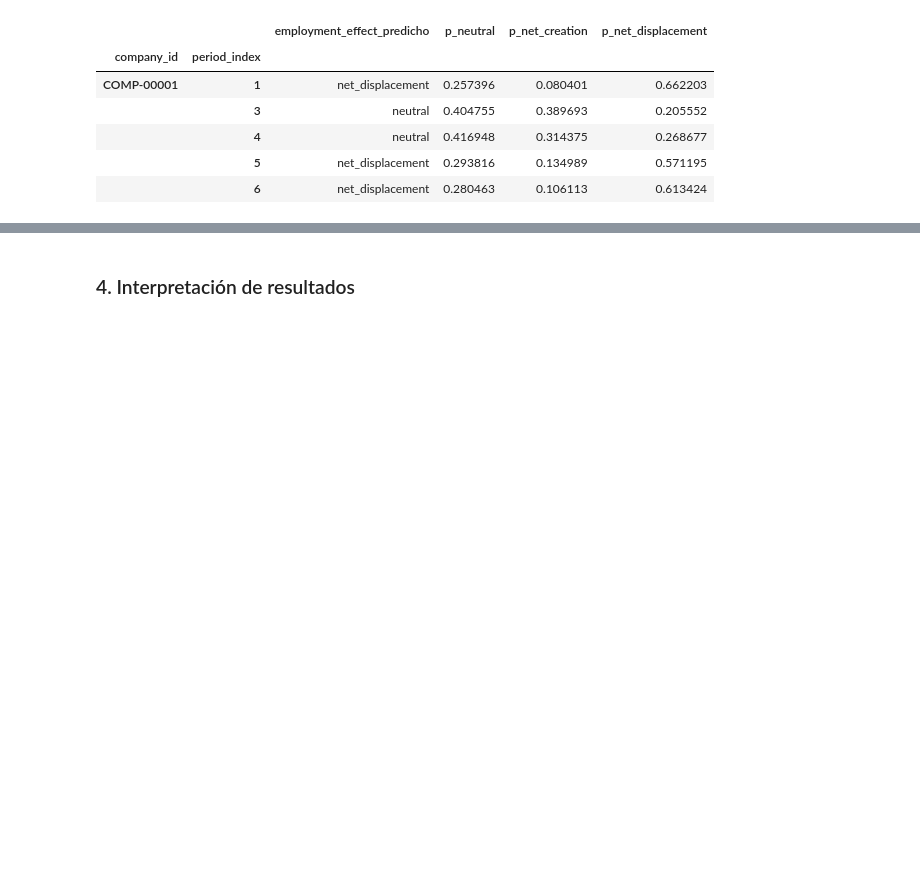
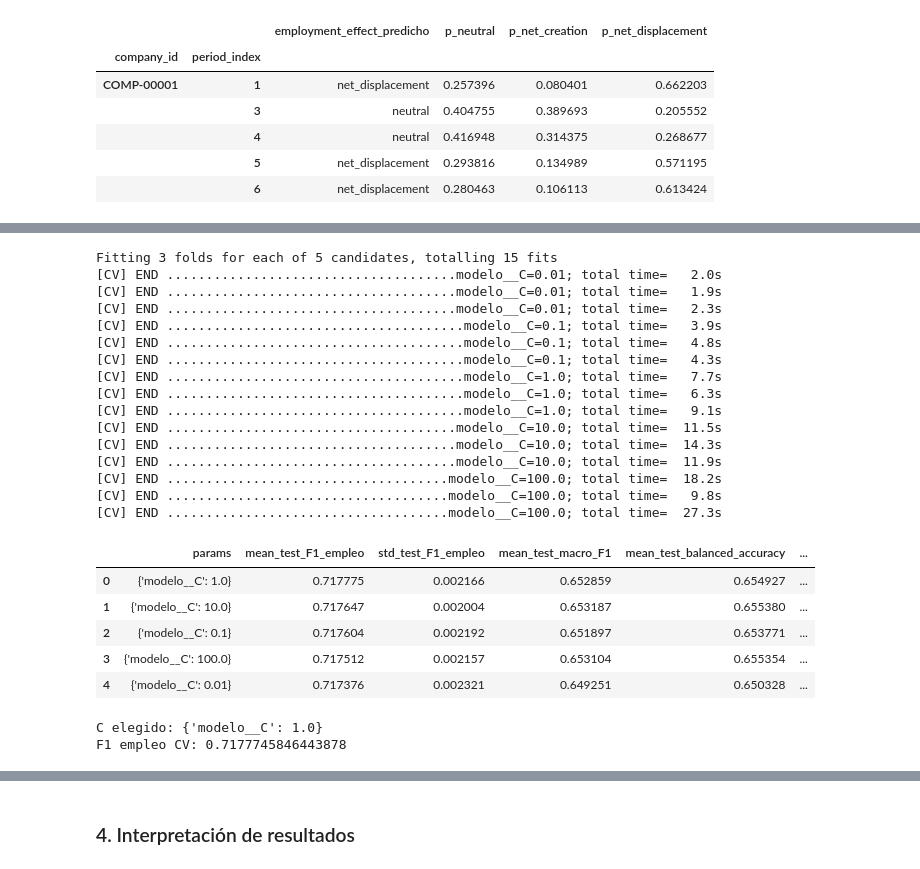
Before and after one commit to Ericsig/DiploDatos, a Jupyter notebook: notebook/modelado.ipynb, the cells around one changed output, grey strips where cells are left out. Cells and saved outputs as stored; diff of their text form; code cells hidden in the pictures; blank space fills up the shorter version.

```diff
--- a/notebook/modelado.ipynb
+++ b/notebook/modelado.ipynb
@@ -1632,0 +1777,60 @@ display(ejemplo_h3_rf)
+# %%
+def interaccion_adopcion_automatizacion_h3(X):
+    valores = np.asarray(X, dtype=float)
+    return (valores[:, 0] * valores[:, 1] / 10000.0).reshape(-1, 1)
+
+prepro_h3_spline = ColumnTransformer([
+    ('splines', SplineTransformer(n_knots=5, degree=3, knots='quantile',
+                                 include_bias=False, extrapolation='linear'),
+     ['ai_adoption_rate', 'task_automation_rate']),
+    ('interaccion', FunctionTransformer(interaccion_adopcion_automatizacion_h3),
+     ['ai_adoption_rate', 'task_automation_rate']),
+    ('numericas', 'passthrough', ['ai_maturity_score', 'num_employees']),
+    ('categoricas', OneHotEncoder(handle_unknown='ignore', sparse_output=False),
+     categoricas_h3_clasificacion),
+], remainder='drop')
+pipeline_h3_spline = Pipeline([
+    ('prepro', prepro_h3_spline), ('escala', StandardScaler()),
+    ('modelo', LogisticRegression(solver='lbfgs', l1_ratio=0.0,
+                                  max_iter=2000, tol=1e-6, random_state=RANDOM_STATE)),
+])
+busqueda_h3_spline = GridSearchCV(
+    pipeline_h3_spline, {'modelo__C': [0.01, 0.1, 1.0, 10.0, 100.0]},
+    scoring=scoring_h3_comp, refit='F1_empleo', cv=folds_h3_comp,
+    n_jobs=1, error_score='raise', verbose=2,
+)
+# Una falta de convergencia invalida el candidato; no se silencia.
+with warnings.catch_warnings(), threadpool_limits(limits=2):
+    warnings.simplefilter('error', ConvergenceWarning)
+    busqueda_h3_spline.fit(X_train_h3_comp, y_train_h3_comp)
+modelo_h3_logit_spline = busqueda_h3_spline.best_estimator_
+assert modelo_h3_logit_spline.named_steps['modelo'].n_iter_.max() < 2000
+resultados_cv_h3_spline = tabla_busqueda_h3(busqueda_h3_spline)
+display(resultados_cv_h3_spline)
+print('C elegido:', busqueda_h3_spline.best_params_)
+print('F1 empleo CV:', busqueda_h3_spline.best_score_)
+# %% [output]
+Fitting 3 folds for each of 5 candidates, totalling 15 fits
+[CV] END .....................................modelo__C=0.01; total time=   2.0s
+[CV] END .....................................modelo__C=0.01; total time=   1.9s
+[CV] END .....................................modelo__C=0.01; total time=   2.3s
+[CV] END ......................................modelo__C=0.1; total time=   3.9s
+[CV] END ......................................modelo__C=0.1; total time=   4.8s
+[CV] END ......................................modelo__C=0.1; total time=   4.3s
+[CV] END ......................................modelo__C=1.0; total time=   7.7s
+[CV] END ......................................modelo__C=1.0; total time=   6.3s
+[CV] END ......................................modelo__C=1.0; total time=   9.1s
+[CV] END .....................................modelo__C=10.0; total time=  11.5s
+[CV] END .....................................modelo__C=10.0; total time=  14.3s
+[CV] END .....................................modelo__C=10.0; total time=  11.9s
+[CV] END ....................................modelo__C=100.0; total time=  18.2s
+[CV] END ....................................modelo__C=100.0; total time=   9.8s
+[CV] END ....................................modelo__C=100.0; total time=  27.3s
+|  | params | mean_test_F1_empleo | std_test_F1_empleo | mean_test_macro_F1 | mean_test_balanced_accuracy | ... |
+| 0 | {'modelo__C': 1.0} | 0.717775 | 0.002166 | 0.652859 | 0.654927 | ... |
+| 1 | {'modelo__C': 10.0} | 0.717647 | 0.002004 | 0.653187 | 0.655380 | ... |
+| 2 | {'modelo__C': 0.1} | 0.717604 | 0.002192 | 0.651897 | 0.653771 | ... |
+| 3 | {'modelo__C': 100.0} | 0.717512 | 0.002157 | 0.653104 | 0.655354 | ... |
+| 4 | {'modelo__C': 0.01} | 0.717376 | 0.002321 | 0.649251 | 0.650328 | ... |
+C elegido: {'modelo__C': 1.0}
+F1 empleo CV: 0.7177745846443878
```
Also changed, not shown: parts of 13 cells of this notebook.
